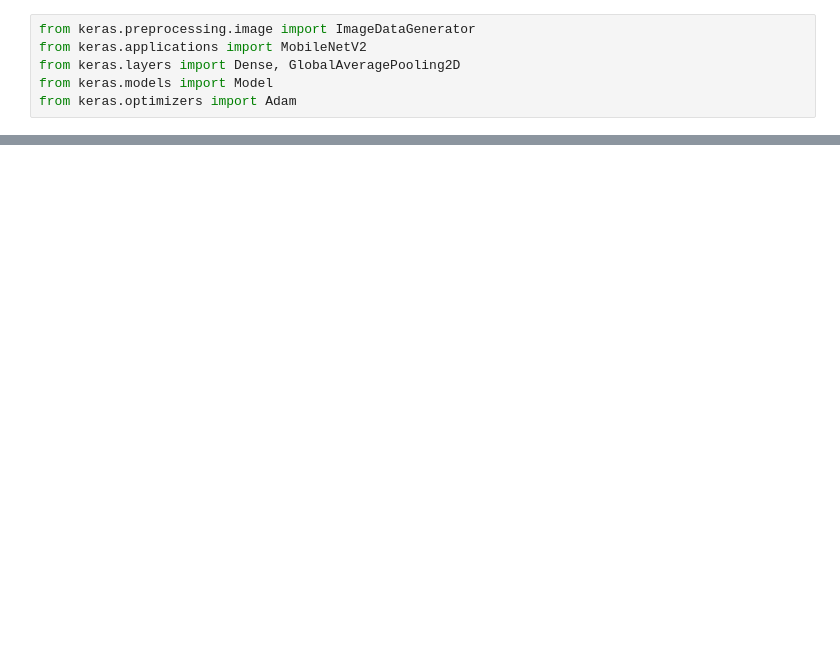
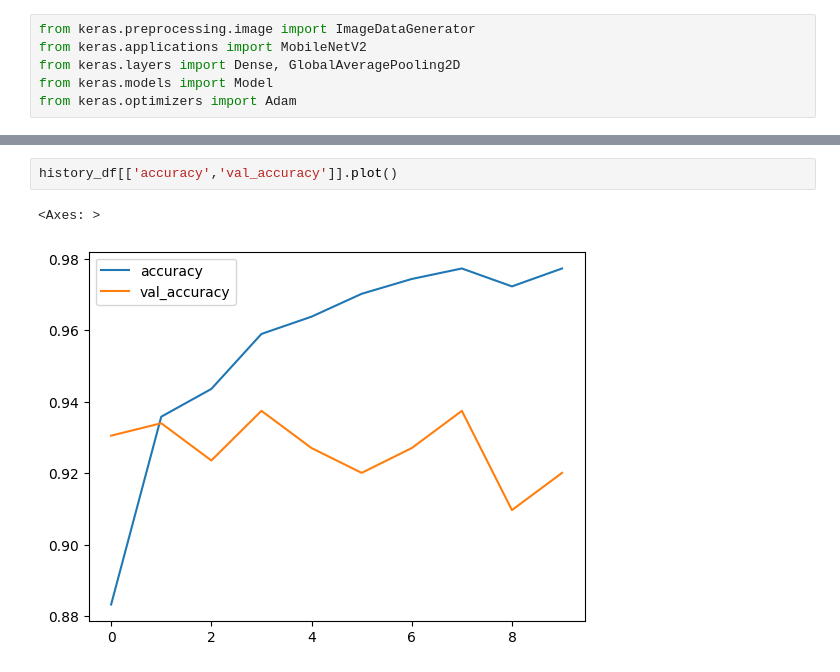
Before and after one commit to SKDragon18/DogBreeds, a Jupyter notebook: Color(9label).ipynb, the cells around one changed output, grey strips where cells are left out. Drawn from its saved outputs; the diff is of its cells as text; blank space fills up the shorter version.

```diff
--- a/Color(9label).ipynb
+++ b/Color(9label).ipynb
@@ -178,0 +181,5 @@ Predicted class label: golden_retriever
+# %%
+history_df[['accuracy','val_accuracy']].plot()
+# %% [output]
+<Axes: >
+[figure, added]
```
Also changed, not shown: parts of 17 cells of this notebook.
